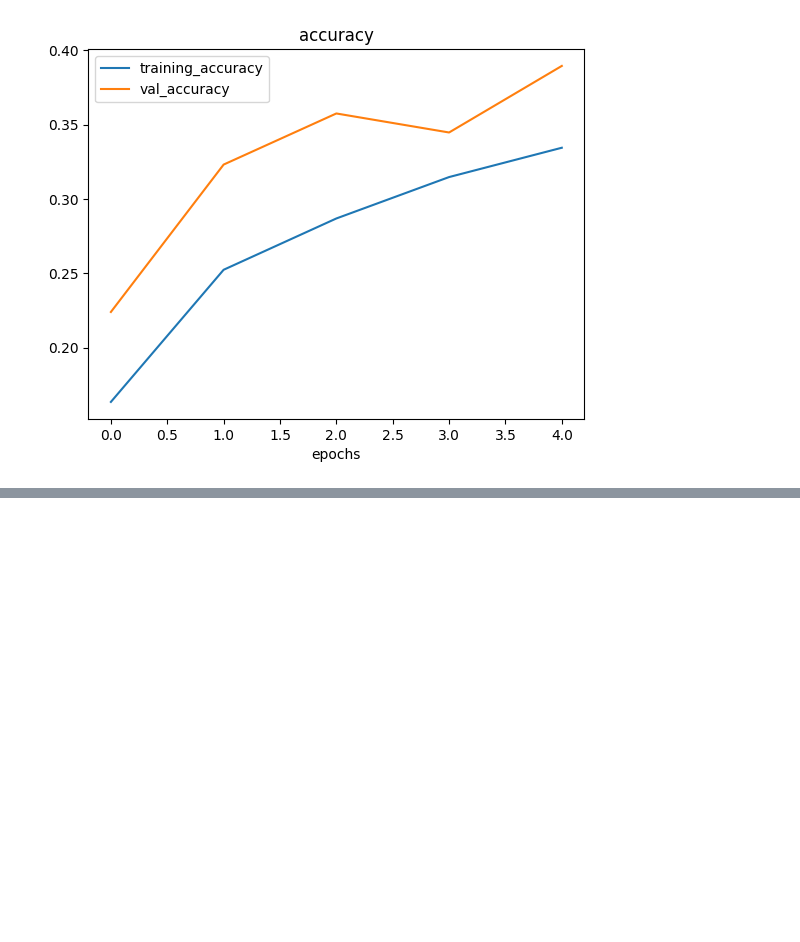
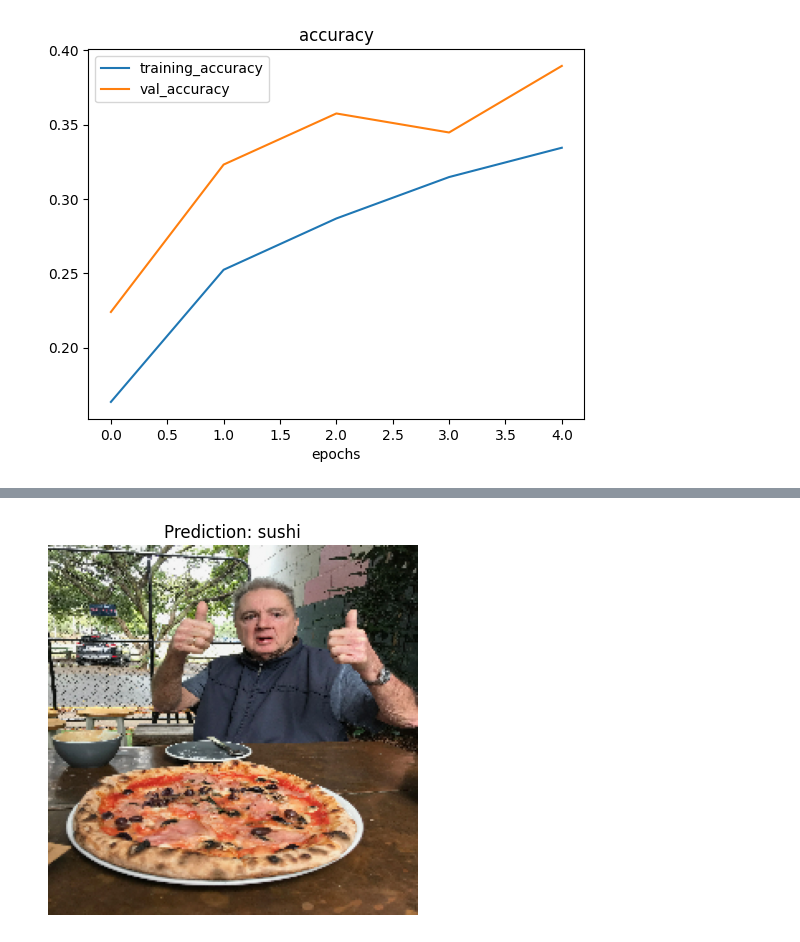
Before and after one commit to openmymai/TensorFlowCert, a Jupyter notebook: 04_Computer_Vision_and_CNN_with_TF.ipynb, the cells around one changed output, grey strips where cells are left out. Cells and saved outputs as stored; diff of their text form; code cells hidden in the pictures; blank space fills up the shorter version.

```diff
--- a/04_Computer_Vision_and_CNN_with_TF.ipynb
+++ b/04_Computer_Vision_and_CNN_with_TF.ipynb
@@ -1025,0 +1106,20 @@ plot_loss_curves(history_10)
+# %%
+def pred_and_plot_multi(model, filename, class_names=class_names):
+  """
+  Prediction for Multi Classification
+  """
+  # Import the target
+  img = load_and_prep_image(filename)
+  # Make a prediction
+  pred = model.predict(tf.expand_dims(img, axis=0))
+
+  # Add in logi for multi-class
+  if len(pred[0]) > 1:
+    pred_class = class_names[tf.argmax(pred[0])]
+  else:
+    pred_class = class_names[int(tf.round(pred[0]))]
+
+  # Plot the image and predicted class
+  plt.imshow(img)
+  plt.title(f"Prediction: {pred_class}")
+  plt.axis(False);
@@ -1025,0 +1148,5 @@ plot_loss_curves(history_10)
+# %%
+pred_and_plot_multi(model=model_10,
+                    filename="03-pizza-dad.jpeg",
+                    class_names=list(class_names))
+# %% [output]
@@ -1025,0 +1154 @@ plot_loss_curves(history_10)
+[figure, added]
```
Also changed, not shown: parts of 23 cells of this notebook.
